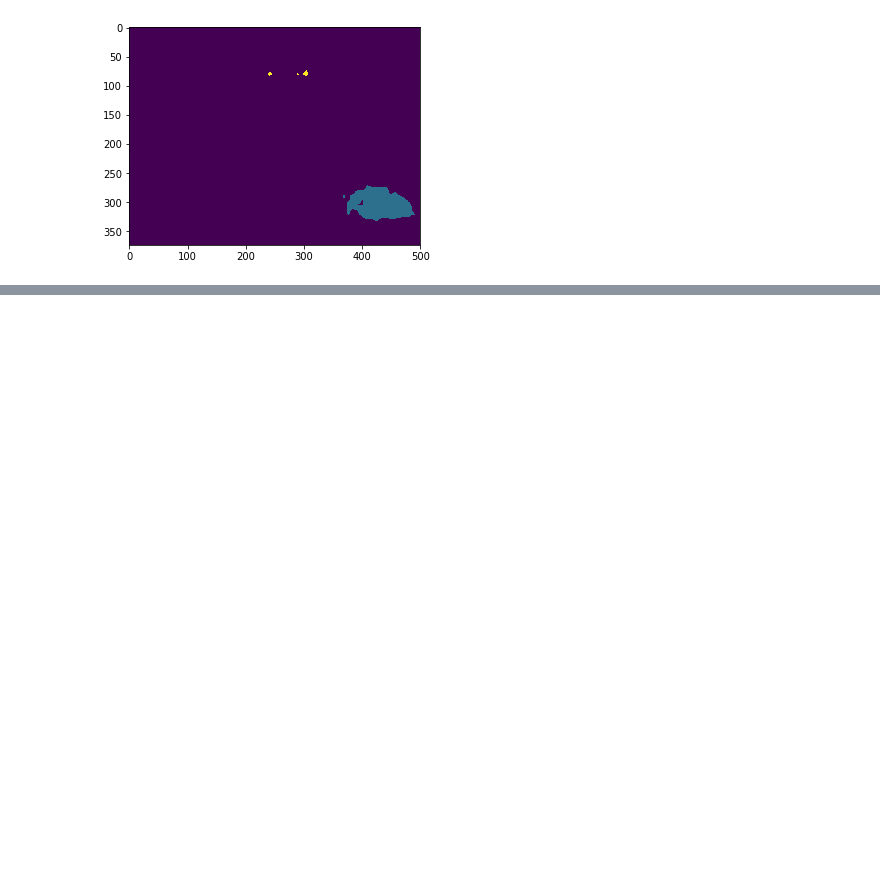
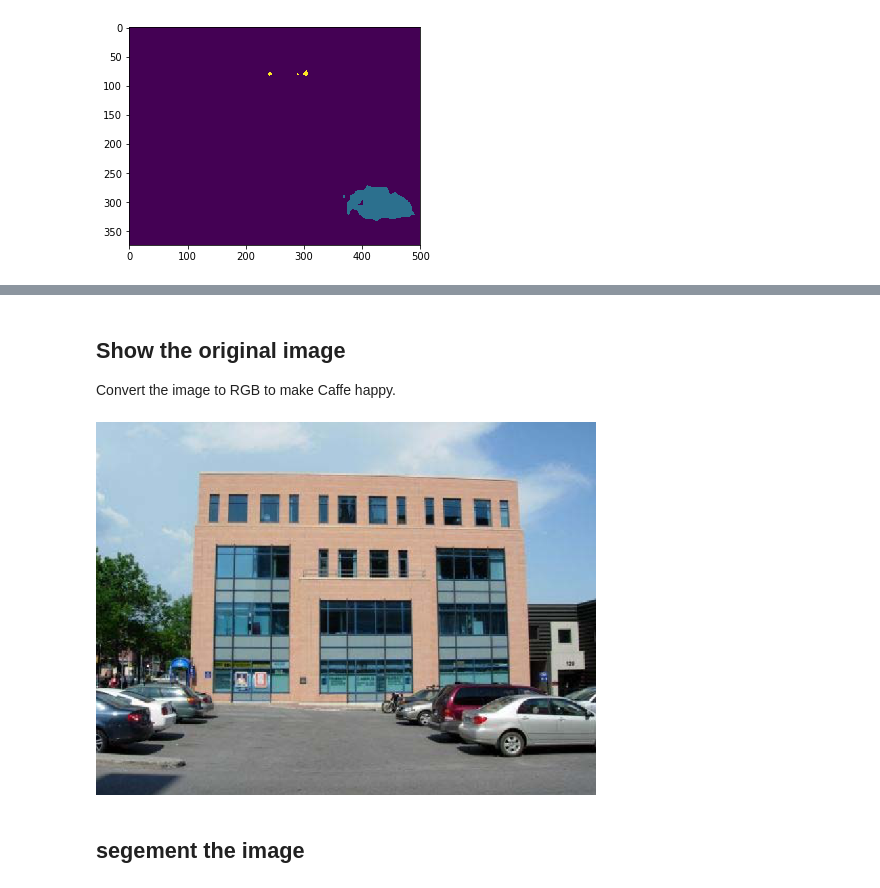
Before and after one commit to d8w/10707.notebook, a Jupyter notebook: experiments.ipynb, the cells around one changed output, grey strips where cells are left out. Saved outputs shown, nothing was run; the diff lists cells and outputs as text; code cells hidden in the pictures; blank space fills up the shorter version.

Commit message:
add an experiment on a color image

```diff
--- a/experiments.ipynb
+++ b/experiments.ipynb
@@ -226,0 +230,15 @@ plt.imshow(out)
+# %% [markdown]
+## Show the original image
+
+Convert the image to RGB to make Caffe happy.
+# %%
+file_path = 'imgs/build.png'
+im = Image.open(file_path)
+# Convert black and white to RGB
+if im.mode == 'L':
+    im = im.convert('RGB')
+im
+# %% [output]
+[figure, added]
+# %% [markdown]
+## segement the image
```
Also changed, not shown: parts of 4 cells of this notebook.
